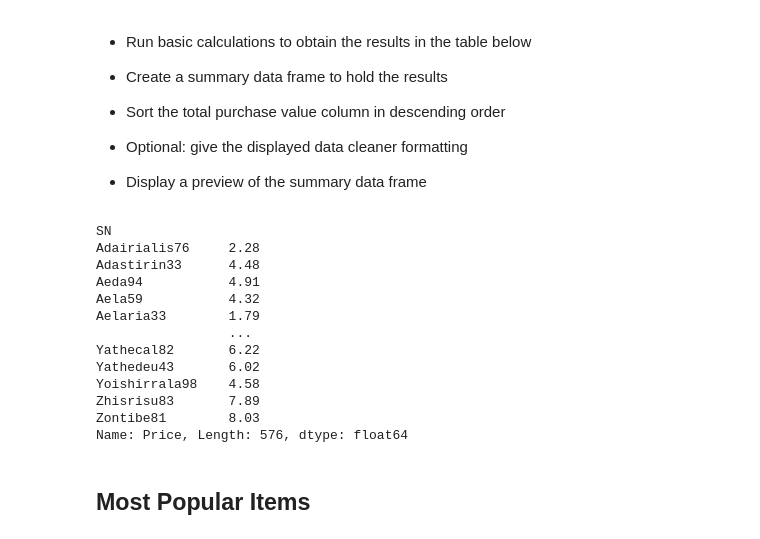
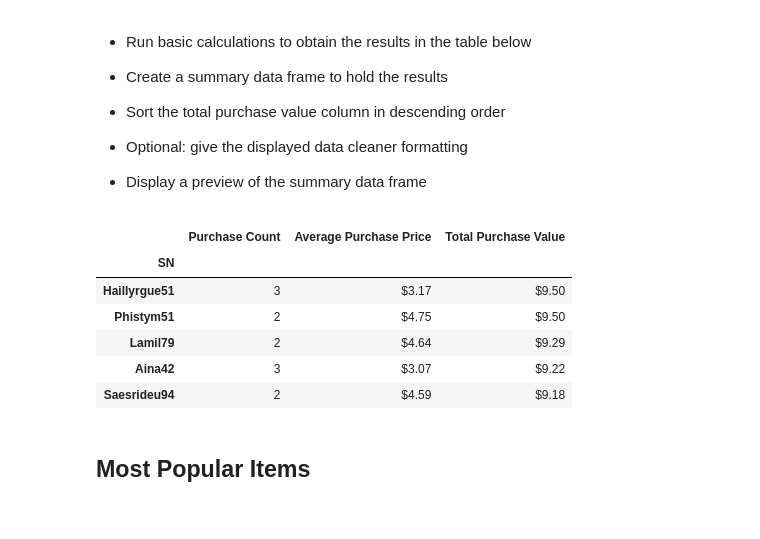
Before and after one commit to Daltonjfield/pandas-challange, a Jupyter notebook: Heroes of Pymoli/HeroesOfPymoli_starter.ipynb, the cells around one changed output. Drawn from its saved outputs; the diff is of its cells as text; code cells hidden in the pictures.

Commit message:
Created adescending data frame but the values are slightly different.

```diff
--- a/Heroes of Pymoli/HeroesOfPymoli_starter.ipynb
+++ b/Heroes of Pymoli/HeroesOfPymoli_starter.ipynb
@@ -260,26 +260,30 @@ age_purchase_analysis_df
 # %%
 top_purchase_count = purchase_data.groupby(["SN"]).count()["Purchase ID"]
 top_purchase_count
 
 top_purchase_avg = purchase_data.groupby(["SN"]).mean()["Price"]
 top_purchase_avg
 
 top_purchase_total = purchase_data.groupby(["SN"]).sum()["Price"]
 top_purchase_total
+
+top_purchase_df = pd.DataFrame({"Purchase Count": top_purchase_count.map("{:,}".format),
+                               "Average Purchase Price": top_purchase_avg.map("${:,.2f}".format),
+                               "Total Purchase Value": top_purchase_total.map("${:,.2f}".format)})
+
+
+top_purchase_df
+
+sorted_top_purchase_df = top_purchase_df.sort_values("Total Purchase Value", ascending = False)
+sorted_top_purchase_df.head()
 # %% [output]
-SN
-Adairialis76     2.28
-Adastirin33      4.48
-Aeda94           4.91
-Aela59           4.32
-Aelaria33        1.79
-                 ...
-Yathecal82       6.22
-Yathedeu43       6.02
-Yoishirrala98    4.58
-Zhisrisu83       7.89
-Zontibe81        8.03
-Name: Price, Length: 576, dtype: float64
+|  | Purchase Count | Average Purchase Price | Total Purchase Value |
+| SN |  |  |  |
+| Haillyrgue51 | 3 | $3.17 | $9.50 |
+| Phistym51 | 2 | $4.75 | $9.50 |
+| Lamil79 | 2 | $4.64 | $9.29 |
+| Aina42 | 3 | $3.07 | $9.22 |
+| Saesrideu94 | 2 | $4.59 | $9.18 |
 # %% [markdown]
 ## Most Popular Items
 # %% [markdown]
```
